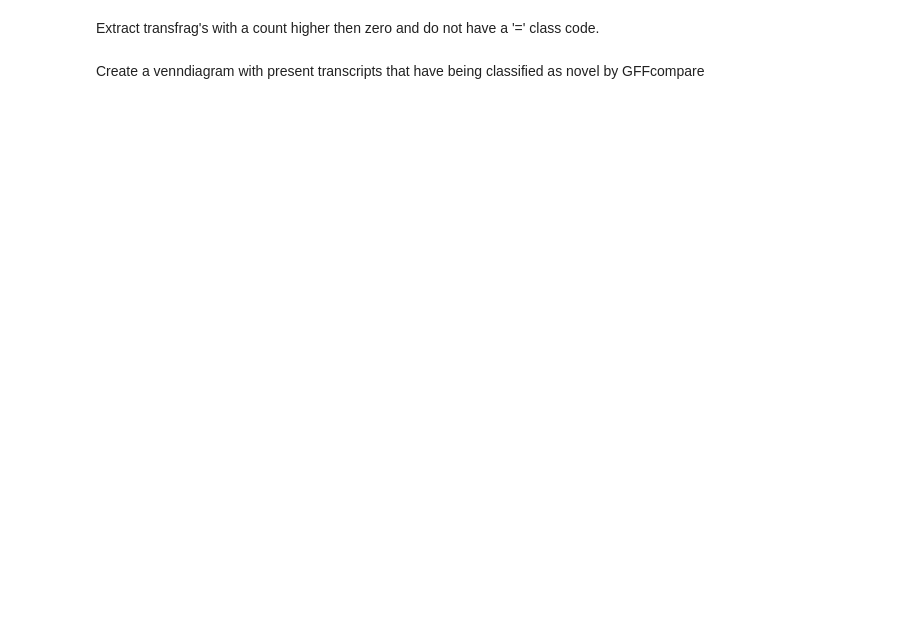
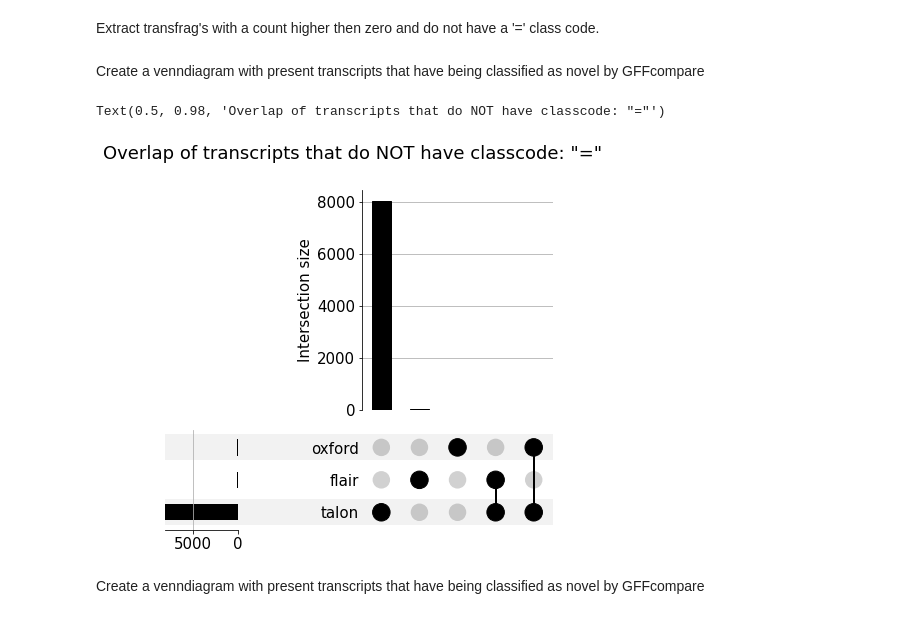
Before and after one commit to LUMC/RPCA, a Jupyter notebook: workflow/notebooks/venndiagrams.py.ipynb, the cells around one changed output. Saved outputs shown, nothing was run; the diff lists cells and outputs as text; code cells hidden in the pictures; blank space fills up the shorter version.

```diff
--- a/workflow/notebooks/venndiagrams.py.ipynb
+++ b/workflow/notebooks/venndiagrams.py.ipynb
@@ -136,6 +174,16 @@ flair_values_novel = flair_array_novel.T[0]
 talon_mask_novel = (df['talon.counts'] > 1) & (df['Class code'] != '=')
 talon_array_novel = df[talon_mask_novel].values
 talon_values_novel = talon_array_novel.T[0]
+# %% [markdown]
+Create a venndiagram with present transcripts that have being classified as novel by GFFcompare
+# %%
+transcripts = from_contents({'oxford': set(ox_values_novel), 'flair': set(flair_values_novel), 'talon': set(talon_values_novel)})
+upset_plot(transcripts, element_size=50)
+plt.suptitle('Overlap of transcripts that do NOT have classcode: "="')
+plt.savefig(snakemake.output.novel_upset, dpi=200)
+# %% [output]
+Text(0.5, 0.98, 'Overlap of transcripts that do NOT have classcode: "="')
+[figure, added]
 # %% [markdown]
 Create a venndiagram with present transcripts that have being classified as novel by GFFcompare
 # %%
```
Also changed, not shown: parts of 11 cells of this notebook, 2 other files.
